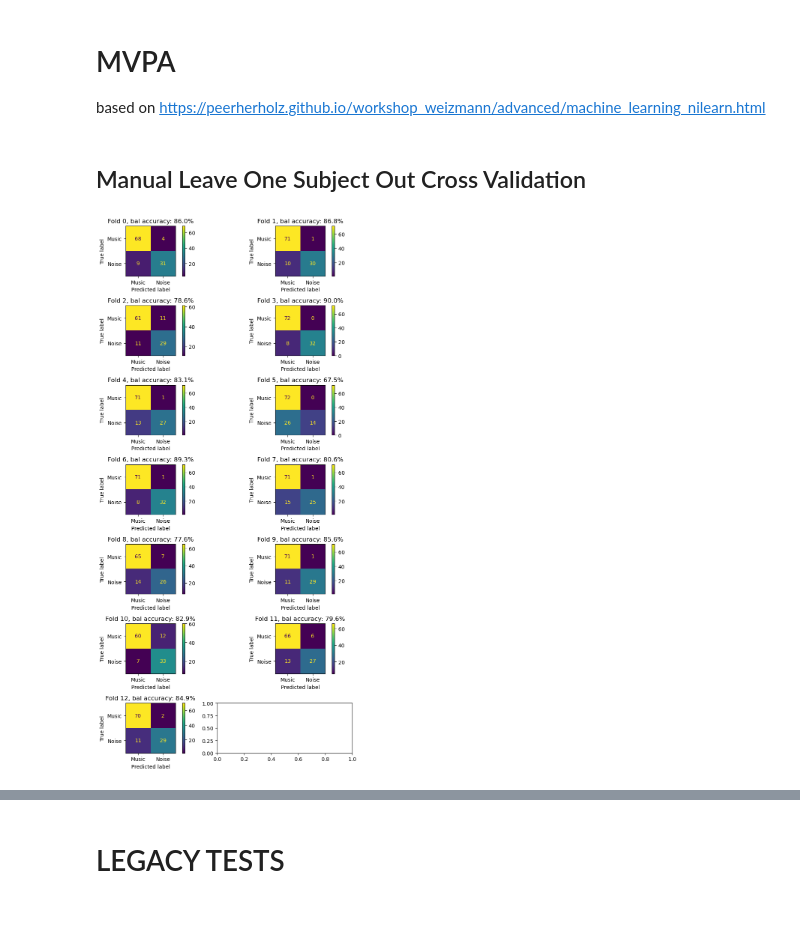
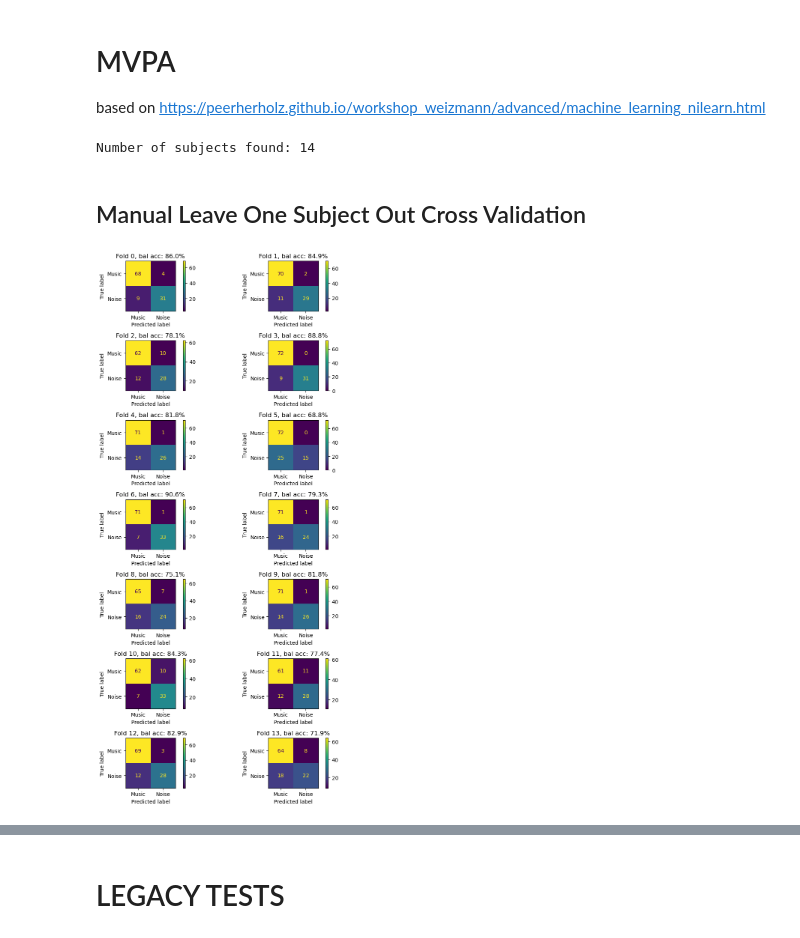
Before and after one commit to CIBIT-UC/brainplayback_task02, a Jupyter notebook: mvpa_01_musicnoise/mvpa.ipynb, the cells around one changed output, grey strips where cells are left out. Saved outputs shown, nothing was run; the diff lists cells and outputs as text; code cells hidden in the pictures.

```diff
--- a/mvpa_01_musicnoise/mvpa.ipynb
+++ b/mvpa_01_musicnoise/mvpa.ipynb
@@ -15,6 +15,9 @@ dataset_dir  = os.path.join(root_dir, 'derivatives', 'mvpa_01_musicnoise')
 # brain masks
 #mask_brain_file = os.path.join(root_dir, 'derivatives', 'mni_icbm152_t1_tal_nlin_asym_09c.nii')
 mask_gm_file    = os.path.join(root_dir, 'derivatives', 'mni_icbm152_gm_tal_nlin_asym_09c_res-2_dilated.nii')
+
+#
+nRunsPerSub = 4
 # %%
 # list datasets and concatenate
 
@@ -25,6 +28,12 @@ dataset_files.sort()
 # find all *_trial_types.txt files in dataset_dir
 label_files = [os.path.join(dataset_dir, f) for f in os.listdir(dataset_dir) if f.endswith('_musicnoise_confounds_trial_types.txt') & f.startswith('sub-')]
 label_files.sort()
+# %%
+# get number of subjects
+n_subjects = len(dataset_files) / nRunsPerSub
+print('Number of subjects found: %d' % n_subjects)
+# %% [output]
+Number of subjects found: 14
 # %%
 # concatenate all datasets
 D = nb.concat_images(dataset_files, axis=3)
@@ -41,7 +50,7 @@ samples = masker.fit_transform(D)
 # %%
 # generate an array of chunk labels
 # 13 subjects, 10 noise and 9 x 2 music for each of the 4 runs
-chunks = np.repeat(np.arange(1,14), 10*4 + 9*2*4)
+chunks = np.repeat(np.arange(1,n_subjects+1), 10*4 + 9*2*nRunsPerSub)
 # %%
 # Let's specify the classifier
 from sklearn.svm import LinearSVC
@@ -53,36 +62,36 @@ from sklearn.metrics import ConfusionMatrixDisplay, balanced_accuracy_score
 import matplotlib.pyplot as plt
 %matplotlib inline
 
-n_folds = 13
+n_folds = int(n_subjects)
 acc_array = np.zeros(n_folds)
 acc_bal_array = np.zeros(n_folds)
 
 fig, ax = plt.subplots(7, 2, figsize=(8, 15))
 
 for ff in range(n_folds):
     # split the data into training and test set
     train_mask = chunks != ff+1
     test_mask = chunks == ff+1
 
     X_train = samples[train_mask]
     y_train = labels[train_mask]
     X_test = samples[test_mask]
     y_test = labels[test_mask]
 
     clf.fit(X_train, y_train)
     y_pred = clf.predict(X_test)
 
     # Compute the prediction accuracy for the different labels
     acc_array[ff] = (y_pred == y_test).mean()
     acc_bal_array[ff] = balanced_accuracy_score(y_test, y_pred)
 
     # Confusion matrix plots
     ConfusionMatrixDisplay.from_estimator(clf, X_test, y_test, ax=ax[ff // 2, ff % 2])
     ax[ff // 2, ff % 2].set_title(f"Fold {ff}, bal acc: {acc_bal_array[ff]*100:0.1f}%")
 
 plt.tight_layout()
 # %% [output]
-[figure, old version]
+[figure, new version]
 # %%
 print(f"Mean accuracy: {acc_array.mean()*100:0.1f}% \u00B1 {acc_array.std()*100:0.1f}%")
 print(f"Mean balanced accuracy: {acc_bal_array.mean()*100:0.1f}% \u00B1 {acc_bal_array.std()*100:0.1f}%")
```
Also changed, not shown: parts of 1 cell of this notebook, 3 other files.
